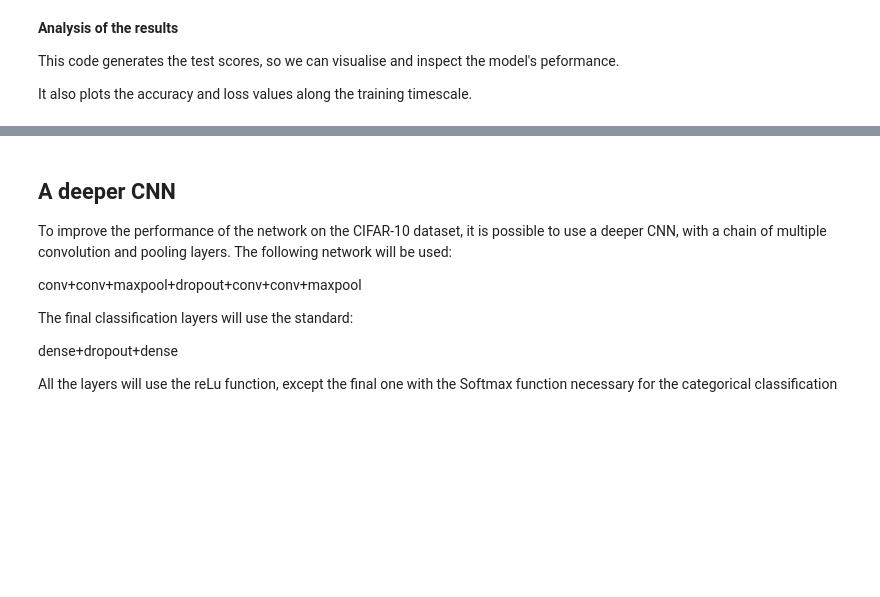
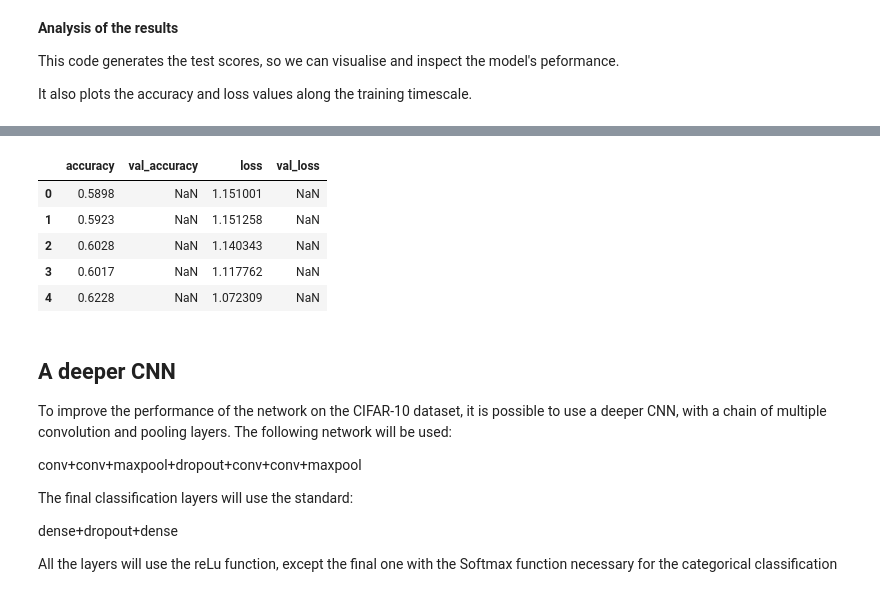
Before and after one commit to mm849/Computer-Vision-Classification, a Jupyter notebook: notebooks/DATA70132_Lab6b_Keras_CNN_CIFAR_2023.ipynb, the cells around one changed output, grey strips where cells are left out. Cells and saved outputs as stored; diff of their text form; code cells hidden in the pictures; blank space fills up the shorter version.

```diff
--- a/notebooks/DATA70132_Lab6b_Keras_CNN_CIFAR_2023.ipynb
+++ b/notebooks/DATA70132_Lab6b_Keras_CNN_CIFAR_2023.ipynb
@@ -274,0 +268,32 @@ dict_keys(['loss', 'accuracy', 'val_loss', 'val_accuracy'])
+# %%
+# 5 runs
+result_df = pd.DataFrame(columns=['accuracy', 'val_accuracy', 'loss', 'val_loss'])
+for i in range(5):
+    print(f'{i} run------------------------')
+    # network definition
+    model = Sequential()
+    model.add(Conv2D(32, (3, 3), padding='same', input_shape=(IMG_ROWS, IMG_COLS, IMG_CHANNELS)))
+    model.add(Activation('relu'))
+    model.add(MaxPooling2D(pool_size=(2, 2)))
+    model.add(Dropout(0.25))
+
+    model.add(Flatten())
+    model.add(Dense(512))
+    model.add(Activation('relu'))
+    model.add(Dropout(0.5))
+
+    model.add(Dense(N_CLASSES))
+    model.add(Activation('softmax'))
+
+    print('CNN network definition.')
+
+    model.compile(loss='categorical_crossentropy', optimizer=OPTIM, metrics=['accuracy'])
+    # training/fitting of the DNN model
+    history = model.fit(input_X_train, output_Y_train, batch_size=BATCH_SIZE, epochs=4, validation_split=VALIDATION_SPLIT,  verbose=VERBOSE)
+
+    #Testing
+    score = model.evaluate(input_X_test, output_Y_test, batch_size=BATCH_SIZE, verbose=VERBOSE)
+    print("\nTest score/loss:", score[0])
+    print('Test accuracy:', score[1])
+    result_df.loc[i, 'accuracy'] = score[1]
+    result_df.loc[i, 'loss'] = score[0]
@@ -275,3 +318,12 @@ dict_keys(['loss', 'accuracy', 'val_loss', 'val_accuracy'])
+# %%
+result_df
+# %% [output]
+|  | accuracy | val_accuracy | loss | val_loss |
+| 0 | 0.5898 | NaN | 1.151001 | NaN |
+| 1 | 0.5923 | NaN | 1.151258 | NaN |
+| 2 | 0.6028 | NaN | 1.140343 | NaN |
+| 3 | 0.6017 | NaN | 1.117762 | NaN |
+| 4 | 0.6228 | NaN | 1.072309 | NaN |
 # %% [markdown]
 A deeper CNN
 -------------
```
Also changed, not shown: parts of 5 cells of this notebook, 1 other file.
